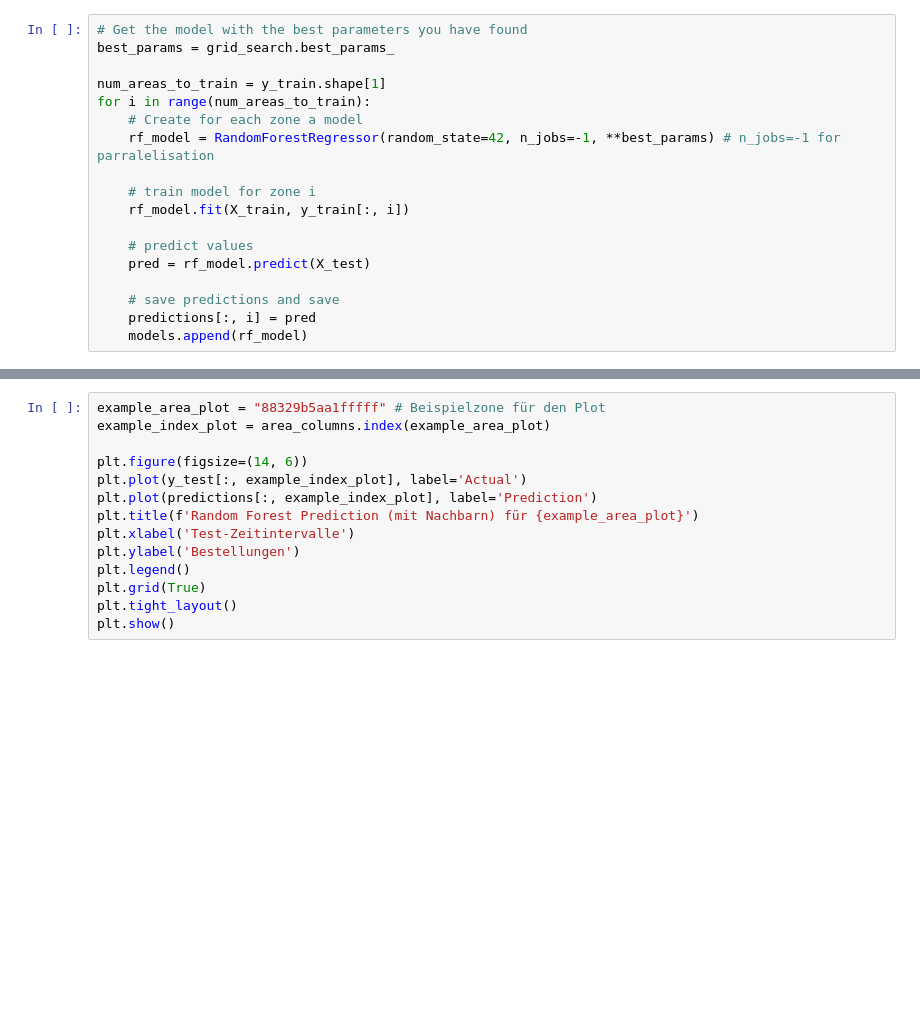
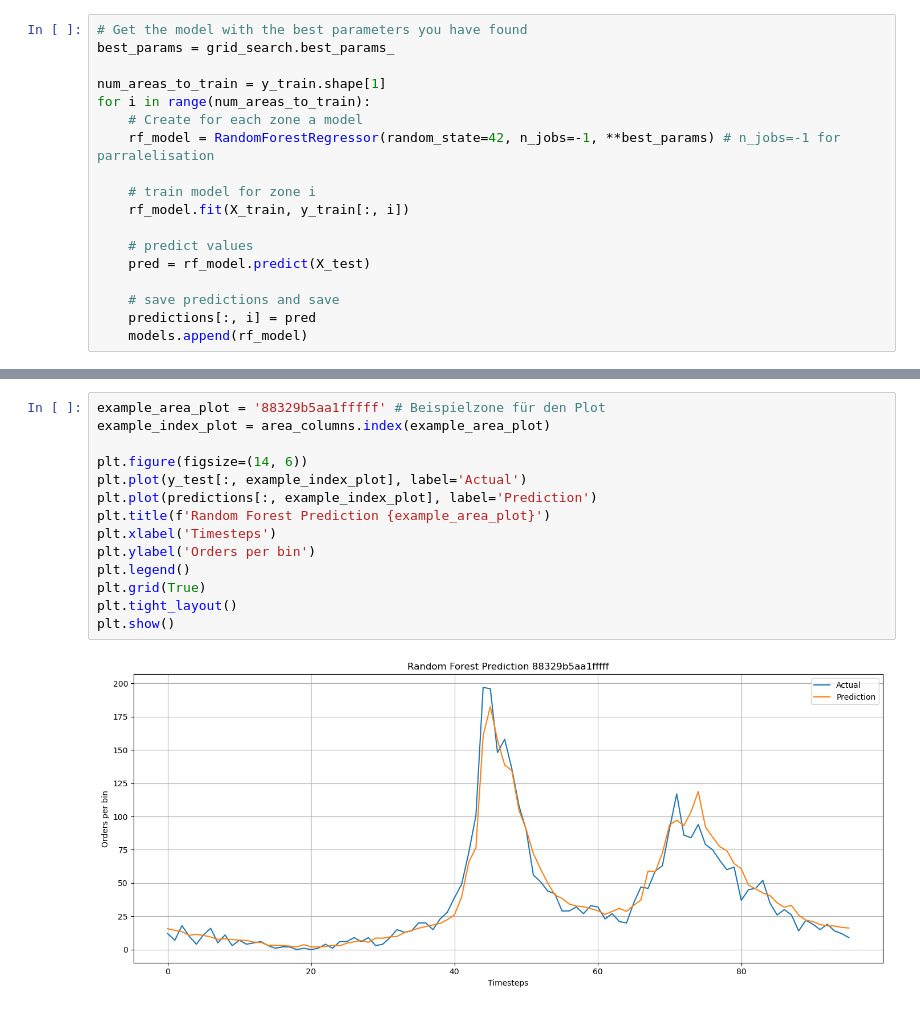
Before and after one commit to tilofre/ODFD-Optimization, a Jupyter notebook: RF.ipynb, the cells around one changed output, grey strips where cells are left out. Saved outputs shown, nothing was run; the diff lists cells and outputs as text; blank space fills up the shorter version.

Commit message:
Changes regarding prediction output generation due to an error

```diff
--- a/RF.ipynb
+++ b/RF.ipynb
@@ -207,17 +216,19 @@ print(f"Adjusted R²: {adj_r2:.2f}")
 # %%
-example_area_plot = "88329b5aa1fffff" # Beispielzone für den Plot
+example_area_plot = '88329b5aa1fffff' # Beispielzone für den Plot
 example_index_plot = area_columns.index(example_area_plot)
 
 plt.figure(figsize=(14, 6))
 plt.plot(y_test[:, example_index_plot], label='Actual')
 plt.plot(predictions[:, example_index_plot], label='Prediction')
-plt.title(f'Random Forest Prediction (mit Nachbarn) für {example_area_plot}')
-plt.xlabel('Test-Zeitintervalle')
-plt.ylabel('Bestellungen')
+plt.title(f'Random Forest Prediction {example_area_plot}')
+plt.xlabel('Timesteps')
+plt.ylabel('Orders per bin')
 plt.legend()
 plt.grid(True)
 plt.tight_layout()
 plt.show()
+# %% [output]
+[figure, added]
 # %%
 total_actual_per_step = np.sum(y_test, axis=1)
 total_predicted_per_step = np.sum(predictions, axis=1)
```
Also changed, not shown: parts of 8 cells of this notebook, 1 other file.
